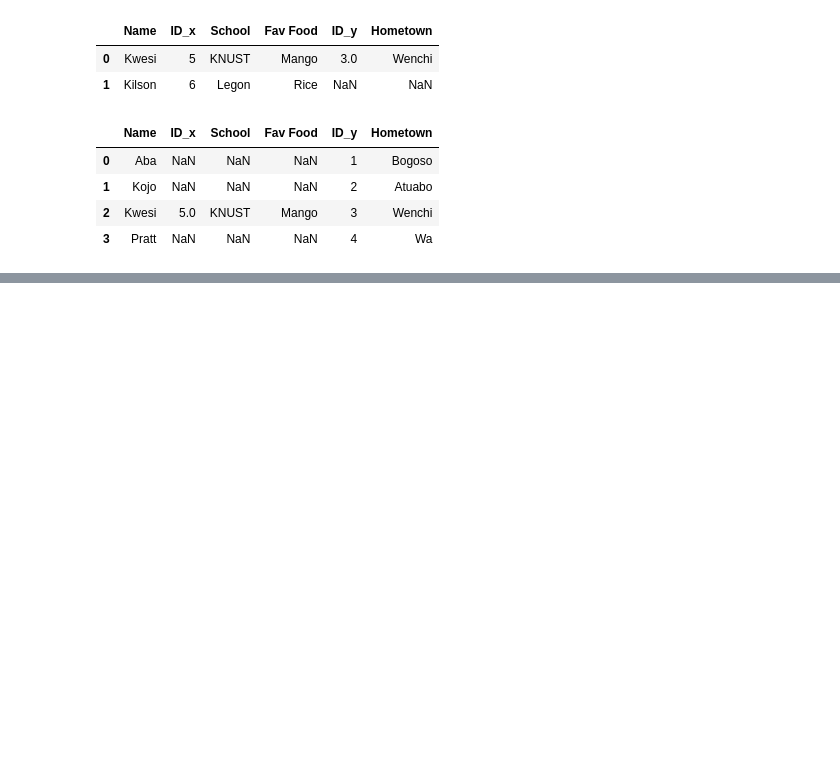
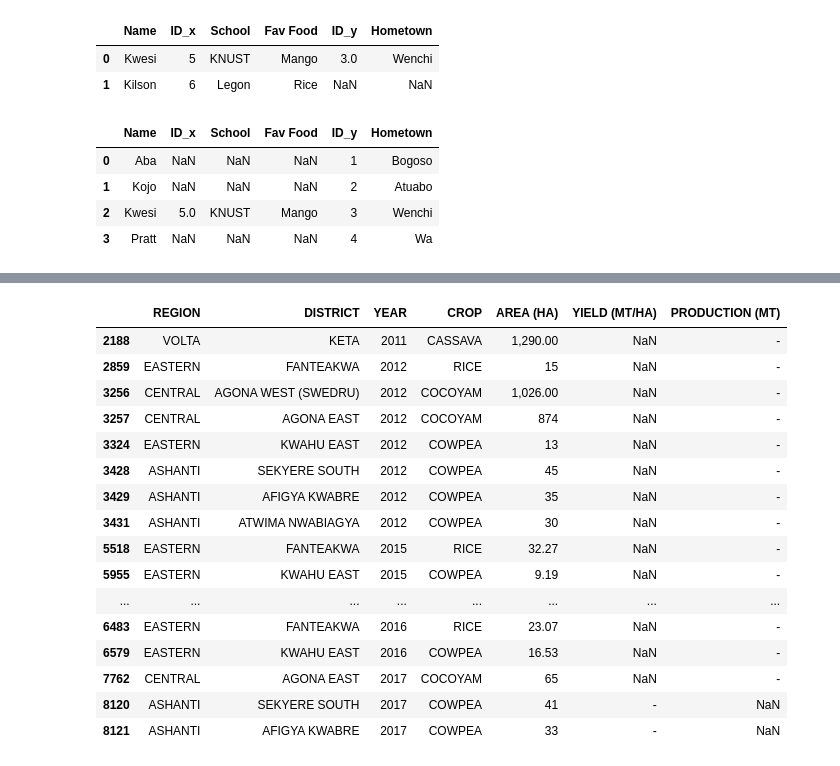
Before and after one commit to Hephzibah56/div_lessons, a Jupyter notebook: Data wrangling.ipynb, the cells around one changed output, grey strips where cells are left out. Saved outputs shown, nothing was run; the diff lists cells and outputs as text; code cells hidden in the pictures; blank space fills up the shorter version.

```diff
--- a/Data wrangling.ipynb
+++ b/Data wrangling.ipynb
@@ -763,0 +899,20 @@ mdf2.merge(mdf3, on = 'Name', how = 'right')
+# %%
+pro_est_df[pro_est_df.isnull().any(axis=1)]
+# %% [output]
+|  | REGION | DISTRICT | YEAR | CROP | AREA (HA) | YIELD (MT/HA) | PRODUCTION (MT) |
+| 2188 | VOLTA | KETA | 2011 | CASSAVA | 1,290.00 | NaN | - |
+| 2859 | EASTERN | FANTEAKWA | 2012 | RICE | 15 | NaN | - |
+| 3256 | CENTRAL | AGONA WEST (SWEDRU) | 2012 | COCOYAM | 1,026.00 | NaN | - |
+| 3257 | CENTRAL | AGONA EAST | 2012 | COCOYAM | 874 | NaN | - |
+| 3324 | EASTERN | KWAHU EAST | 2012 | COWPEA | 13 | NaN | - |
+| 3428 | ASHANTI | SEKYERE SOUTH | 2012 | COWPEA | 45 | NaN | - |
+| 3429 | ASHANTI | AFIGYA KWABRE | 2012 | COWPEA | 35 | NaN | - |
+| 3431 | ASHANTI | ATWIMA NWABIAGYA | 2012 | COWPEA | 30 | NaN | - |
+| 5518 | EASTERN | FANTEAKWA | 2015 | RICE | 32.27 | NaN | - |
+| 5955 | EASTERN | KWAHU EAST | 2015 | COWPEA | 9.19 | NaN | - |
+| ... | ... | ... | ... | ... | ... | ... | ... |
+| 6483 | EASTERN | FANTEAKWA | 2016 | RICE | 23.07 | NaN | - |
+| 6579 | EASTERN | KWAHU EAST | 2016 | COWPEA | 16.53 | NaN | - |
+| 7762 | CENTRAL | AGONA EAST | 2017 | COCOYAM | 65 | NaN | - |
+| 8120 | ASHANTI | SEKYERE SOUTH | 2017 | COWPEA | 41 | - | NaN |
+| 8121 | ASHANTI | AFIGYA KWABRE | 2017 | COWPEA | 33 | - | NaN |
```
Also changed, not shown: parts of 35 cells of this notebook.
